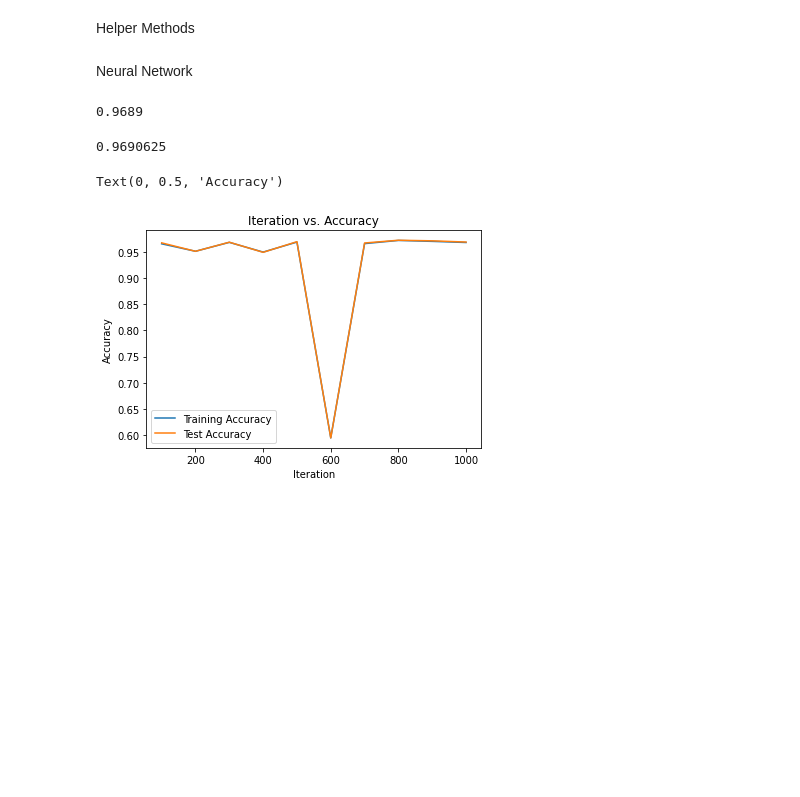
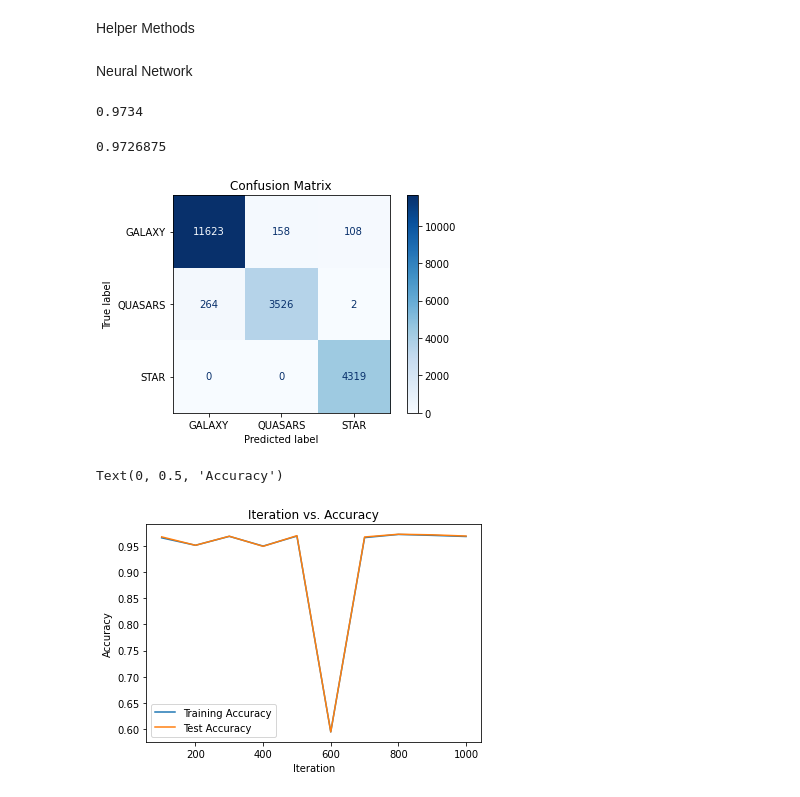
Before and after one commit to Jenil-Vekaria/StellarClassification, a Jupyter notebook: Classification.ipynb, the cells around one changed output. Drawn from its saved outputs; the diff is of its cells as text; code cells hidden in the pictures; blank space fills up the shorter version.

Commit message:
Add confusion matrix of neural network

```diff
--- a/Classification.ipynb
+++ b/Classification.ipynb
@@ -62,6 +63,9 @@ duplicate = data[data.duplicated()]
 duplicate
 # %% [output]
 |  | u | g | r | i | z | class | redshift |
+# %%
+# Replace class label "QSO" to "QUASARS"
+data['class'].replace("QSO","QUASARS",inplace=True)
 # %%
 # Extract data label
 classData = data["class"]
@@ -133,13 +144,25 @@ accuracy = predict(NNModel, dataTest, classTest)
 
 print(accuracy)
 # %% [output]
-0.9689
+0.9734
 # %%
 # predicting on validation data
 accuracy = predict(NNModel, dataValid, classValid)
 print(accuracy)
+
+dsp = ConfusionMatrixDisplay.from_estimator(
+    NNModel,
+    dataTest,
+    classTest,
+    display_labels=['GALAXY', 'QUASARS', 'STAR'],
+    cmap=plt.cm.Blues
+)
+
+dsp.ax_.set_title("Confusion Matrix")
+plt.show()
 # %% [output]
-0.9690625
+0.9726875
+[figure, added]
 # %%
 # Test Accuracy vs Iterations
 testAcc = []
```
Also changed, not shown: parts of 6 cells of this notebook, 2 other files.
